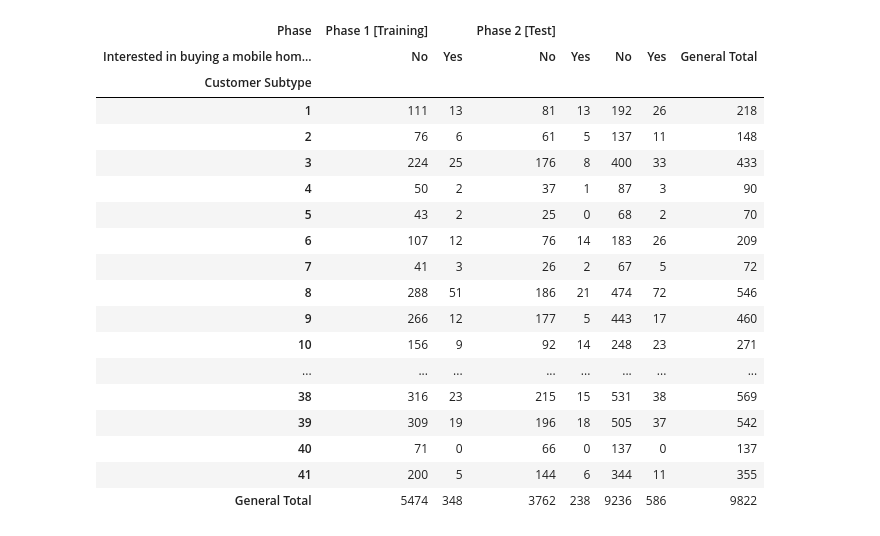
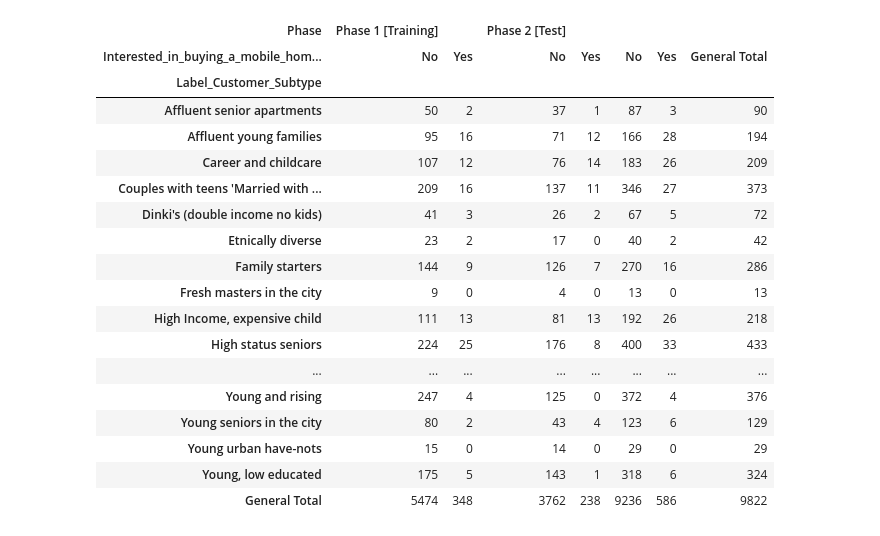
Before and after one commit to mamurciac/InsuranceCompanyPurchasePredictor, a Jupyter notebook: Análisis Preliminar de Datos.ipynb, the cells around one changed output. Saved outputs shown, nothing was run; the diff lists cells and outputs as text; code cells hidden in the pictures.

Commit message:
Corrección de Tablas Dinámicas en manejo de Variables Categóricas/Cualitativas

```diff
--- a/Análisis Preliminar de Datos.ipynb
+++ b/Análisis Preliminar de Datos.ipynb
@@ -4,12 +4,15 @@ import pandas as pd
 from IPython.display import display
 # %%
 #Parametros de ejecucion del programa
-nombreArchivoDataset = "./Datos en Pasos Intermedios/Dataset Reconstruido.csv"
-nombreColumnaDuplicadaSalida = "Interested in buying a mobile home policy"
-nombreColumnaSalida = "Number of mobile home policies"
+nombreArchivoEstructuraDataset = "./Mapas de Transformación de Datos/Datos en Pasos Intermedios/Estructura del Dataset.txt"
+nombreArchivoDatasetSinEtiquetar = "./Dataset sin Etiquetar.csv"
+nombreArchivoDatasetEtiquetado = "./Dataset Etiquetado.csv"
+nombreColumnaDuplicadaSalida = "Interested in buying a mobile home policy".replace(" ", "_")
+nombreColumnaSalida = "Number of mobile home policies".replace(" ", "_")
 nombreColumnaFase = "Phase"
 etiquetaDatosEntrenamiento = "Training"
 etiquetaDatosPrueba = "Test"
+etiquetaVariablesCategoricas = "Categorical"
 
 colorTextoVerde = (35, 155, 86)
 colorTextoRojo = (176, 58, 46)
@@ -75,0 +73,13 @@ memory usage: 6.6+ MB
+# %%
+labeledDatasetFile = pd.read_csv(nombreArchivoDatasetEtiquetado, sep = ";", decimal = ".")
+labeledDatasetFile[nombreColumnaDuplicadaSalida] = labeledDatasetFile[nombreColumnaSalida].tolist()
+labeledDatasetFile.replace({nombreColumnaDuplicadaSalida: {0: "No", 1: "Yes"}}, inplace = True)
+
+#Filtrado de informacion para separar el dataset de entrenamiento y el dataset de prueba del dataset completo
+trainingDatasetFile = labeledDatasetFile[labeledDatasetFile[nombreColumnaFase].str.contains(etiquetaDatosEntrenamiento)]
+testDatasetFile = labeledDatasetFile[labeledDatasetFile[nombreColumnaFase].str.contains(etiquetaDatosPrueba)]
+
+print("Se ha extraído la información del archivo", printColouredText(nombreArchivoDatasetEtiquetado, colorTextoRojo))
+print("Se tiene(n)", printColouredText(str(len(labeledDatasetFile.index)) + " dato(s)", colorTextoVerde))
+print("Se tiene(n) de", printColouredText(str(len(trainingDatasetFile.index)) + " dato(s) de entrenamiento", colorTextoVerde))
+print("Se tiene(n) de", printColouredText(str(len(testDatasetFile.index)) + " dato(s) de prueba", colorTextoVerde))
@@ -76,13 +91,22 @@ memory usage: 6.6+ MB
 # %%
 pivotTablesList = {}
 
-for nombreColumna in fullDatasetFile.columns:
-    if nombreColumna != nombreColumnaSalida and nombreColumna != nombreColumnaDuplicadaSalida and nombreColumna != nombreColumnaFase:
-        pivotTablesList[nombreColumna] = buildCountingPivotTable(fullDatasetFile, nombreColumnaSalida, nombreColumna, nombreColumnaDuplicadaSalida, nombreColumnaFase)
-        print("pivotTablesList[\"" + nombreColumna + "\"] = buildCountingPivotTable(fullDatasetFile, nombreColumnaSalida, \"" + nombreColumna + "\", nombreColumnaDuplicadaSalida, nombreColumnaFase)")
-        print("display(pivotTablesList[\"" + nombreColumna + "\"])\n")
+prefix = "Label_"
+for nombreColumna in notLabeledDatasetFile.columns:
+    if nombreColumna != nombreColumnaSalida.replace("_", " ").replace("-", " ") and nombreColumna != nombreColumnaDuplicadaSalida.replace("_", " ").replace("-", " ") and nombreColumna != nombreColumnaFase:
+        indexCol = fieldNamesList.index(nombreColumna)
+        variableKind = respectiveVariableKindsList[indexCol]
 
-#pivotTablesList[] = buildCountingPivotTable(fullDatasetFile, nombreColumnaSalida, col, nombreColumnaDuplicadaSalida, nombreColumnaFase)
+        if variableKind == etiquetaVariablesCategoricas:
+            print("pivotTablesList[\"" + nombreColumna + "\"] = buildCountingPivotTable(labeledDatasetFile, nombreColumnaSalida, \"" + prefix + nombreColumna.replace(" ", "_").replace("-", "_") + "\", nombreColumnaDuplicadaSalida, nombreColumnaFase)")
+            print("display(pivotTablesList[\"" + nombreColumna + "\"])\n")
+        else:
+            print("pivotTablesList[\"" + nombreColumna + "\"] = buildCountingPivotTable(labeledDatasetFile, nombreColumnaSalida, \"" + nombreColumna.replace(" ", "_").replace("-", "_") + "\", nombreColumnaDuplicadaSalida, nombreColumnaFase)")
+            print("display(pivotTablesList[\"" + nombreColumna + "\"])\n")
+        #pivotTablesList[nombreColumna] = buildCountingPivotTable(notLabeledDatasetFile, nombreColumnaSalida, nombreColumna, nombreColumnaDuplicadaSalida, nombreColumnaFase)
+
+
+#pivotTablesList[] = buildCountingPivotTable(notLabeledDatasetFile, nombreColumnaSalida, col, nombreColumnaDuplicadaSalida, nombreColumnaFase)
 
 #display(pivotTable1)
 # %% [output]
@@ -105,25 +129,25 @@ pivotTablesList["Number of social security insurance policies"] = buildCountingP
 display(pivotTablesList["Number of social security insurance policies"])
 # %%
-pivotTablesList["Customer Subtype"] = buildCountingPivotTable(fullDatasetFile, nombreColumnaSalida, "Customer Subtype", nombreColumnaDuplicadaSalida, nombreColumnaFase)
+pivotTablesList["Customer Subtype"] = buildCountingPivotTable(labeledDatasetFile, nombreColumnaSalida, "Label_Customer_Subtype", nombreColumnaDuplicadaSalida, nombreColumnaFase)
 display(pivotTablesList["Customer Subtype"])
 # %% [output]
 | Phase | Phase 1 [Training] |  | Phase 2 [Test] |  |  |  |  |
-| Interested in buying a mobile hom... | No | Yes | No | Yes | No | Yes | General Total |
-| Customer Subtype |  |  |  |  |  |  |  |
-| 1 | 111 | 13 | 81 | 13 | 192 | 26 | 218 |
-| 2 | 76 | 6 | 61 | 5 | 137 | 11 | 148 |
-| 3 | 224 | 25 | 176 | 8 | 400 | 33 | 433 |
-| 4 | 50 | 2 | 37 | 1 | 87 | 3 | 90 |
-| 5 | 43 | 2 | 25 | 0 | 68 | 2 | 70 |
-| 6 | 107 | 12 | 76 | 14 | 183 | 26 | 209 |
-| 7 | 41 | 3 | 26 | 2 | 67 | 5 | 72 |
-| 8 | 288 | 51 | 186 | 21 | 474 | 72 | 546 |
-| 9 | 266 | 12 | 177 | 5 | 443 | 17 | 460 |
-| 10 | 156 | 9 | 92 | 14 | 248 | 23 | 271 |
+| Interested_in_buying_a_mobile_hom... | No | Yes | No | Yes | No | Yes | General Total |
+| Label_Customer_Subtype |  |  |  |  |  |  |  |
+| Affluent senior apartments | 50 | 2 | 37 | 1 | 87 | 3 | 90 |
+| Affluent young families | 95 | 16 | 71 | 12 | 166 | 28 | 194 |
+| Career and childcare | 107 | 12 | 76 | 14 | 183 | 26 | 209 |
+| Couples with teens 'Married with ... | 209 | 16 | 137 | 11 | 346 | 27 | 373 |
+| Dinki's (double income no kids) | 41 | 3 | 26 | 2 | 67 | 5 | 72 |
+| Etnically diverse | 23 | 2 | 17 | 0 | 40 | 2 | 42 |
+| Family starters | 144 | 9 | 126 | 7 | 270 | 16 | 286 |
+| Fresh masters in the city | 9 | 0 | 4 | 0 | 13 | 0 | 13 |
+| High Income, expensive child | 111 | 13 | 81 | 13 | 192 | 26 | 218 |
+| High status seniors | 224 | 25 | 176 | 8 | 400 | 33 | 433 |
 | ... | ... | ... | ... | ... | ... | ... | ... |
-| 38 | 316 | 23 | 215 | 15 | 531 | 38 | 569 |
-| 39 | 309 | 19 | 196 | 18 | 505 | 37 | 542 |
-| 40 | 71 | 0 | 66 | 0 | 137 | 0 | 137 |
-| 41 | 200 | 5 | 144 | 6 | 344 | 11 | 355 |
+| Young and rising | 247 | 4 | 125 | 0 | 372 | 4 | 376 |
+| Young seniors in the city | 80 | 2 | 43 | 4 | 123 | 6 | 129 |
+| Young urban have-nots | 15 | 0 | 14 | 0 | 29 | 0 | 29 |
+| Young, low educated | 175 | 5 | 143 | 1 | 318 | 6 | 324 |
 | General Total | 5474 | 348 | 3762 | 238 | 9236 | 586 | 9822 |
 # %%
```
Also changed, not shown: parts of 90 cells of this notebook.
